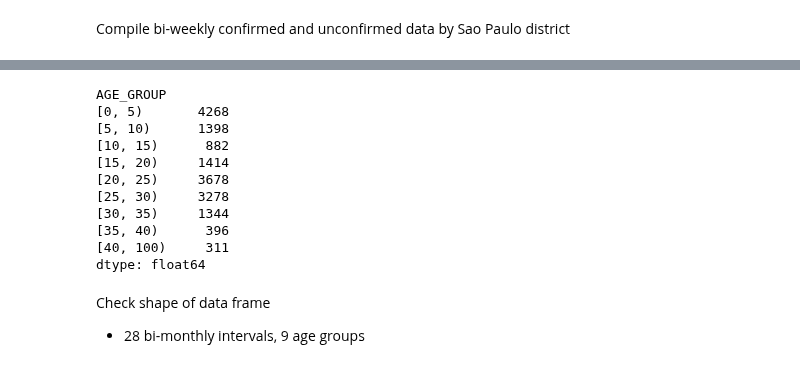
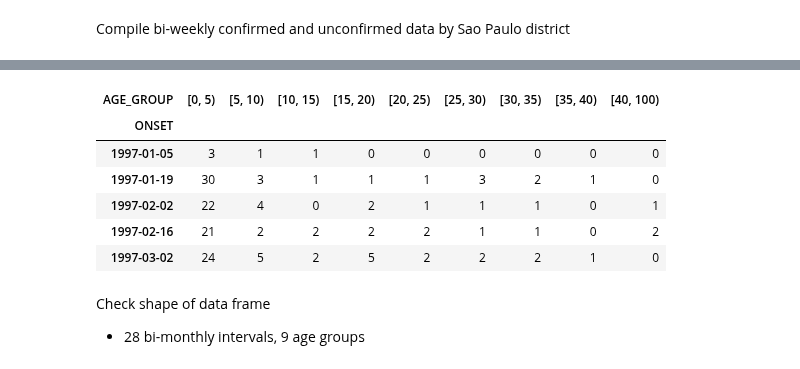
Before and after one commit to fonnesbeck/SaoPauloMeasles, a Jupyter notebook: Non-Spatial Measles Model.ipynb, the cells around one changed output, grey strips where cells are left out. Drawn from its saved outputs; the diff is of its cells as text; code cells hidden in the pictures.

```diff
--- a/Non-Spatial Measles Model.ipynb
+++ b/Non-Spatial Measles Model.ipynb
@@ -384,17 +224,13 @@ dtype: float64
-# %%
-clinical_obs.sum()
-# %% [output]
-AGE_GROUP
-[0, 5)       4268
-[5, 10)      1398
-[10, 15)      882
-[15, 20)     1414
-[20, 25)     3678
-[25, 30)     3278
-[30, 35)     1344
-[35, 40)      396
-[40, 100)     311
-dtype: float64
+# %%
+clinical_counts_2w.head()
+# %% [output]
+| AGE_GROUP | [0, 5) | [5, 10) | [10, 15) | [15, 20) | [20, 25) | [25, 30) | [30, 35) | [35, 40) | [40, 100) |
+| ONSET |  |  |  |  |  |  |  |  |  |
+| 1997-01-05 | 3 | 1 | 1 | 0 | 0 | 0 | 0 | 0 | 0 |
+| 1997-01-19 | 30 | 3 | 1 | 1 | 1 | 3 | 2 | 1 | 0 |
+| 1997-02-02 | 22 | 4 | 0 | 2 | 1 | 1 | 1 | 0 | 1 |
+| 1997-02-16 | 21 | 2 | 2 | 2 | 2 | 1 | 1 | 0 | 2 |
+| 1997-03-02 | 24 | 5 | 2 | 5 | 2 | 2 | 2 | 1 | 0 |
 # %% [markdown]
 Check shape of data frame
 
```
Also changed, not shown: parts of 46 cells of this notebook, 3 other files.
